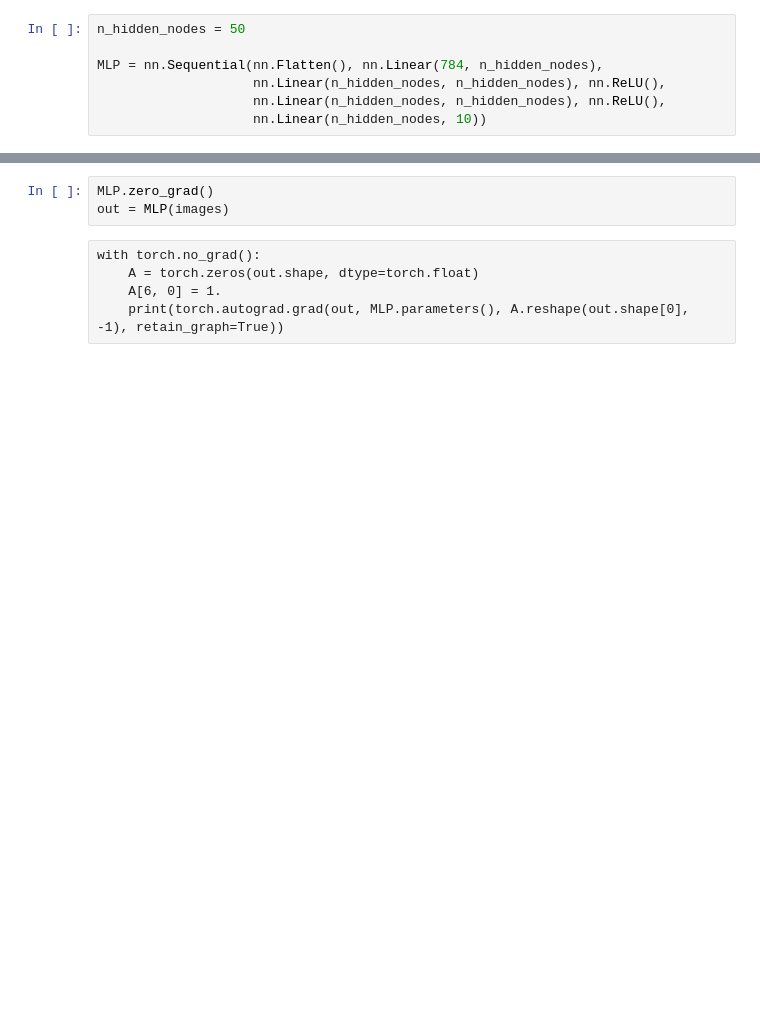
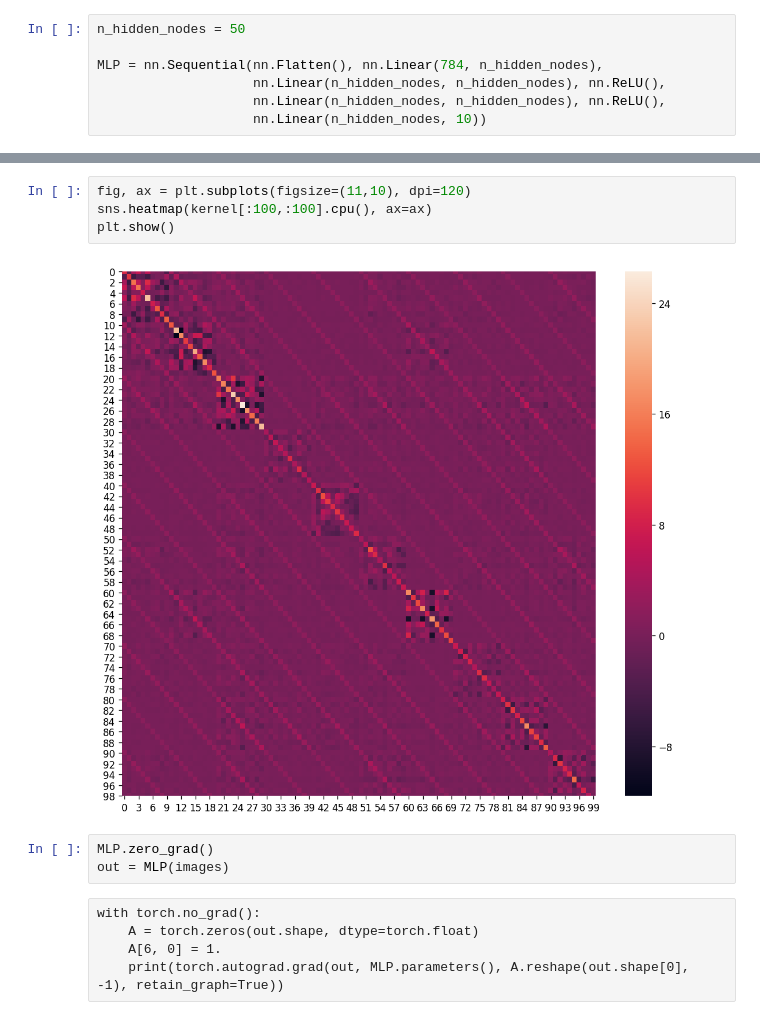
Before and after one commit to WilliamCappelletti/CNTK, a Jupyter notebook: src/notebooks/CNTK.ipynb, the cells around one changed output, grey strips where cells are left out. Saved outputs shown, nothing was run; the diff lists cells and outputs as text; blank space fills up the shorter version.

```diff
--- a/src/notebooks/CNTK.ipynb
+++ b/src/notebooks/CNTK.ipynb
@@ -198,3 +218,9 @@ KeyboardInterrupt:
+# %%
+fig, ax = plt.subplots(figsize=(11,10), dpi=120)
+sns.heatmap(kernel[:100,:100].cpu(), ax=ax)
+plt.show()
+# %% [output]
+[figure, added]
 # %%
 MLP.zero_grad()
 out = MLP(images)
```
Also changed, not shown: parts of 7 cells of this notebook.
